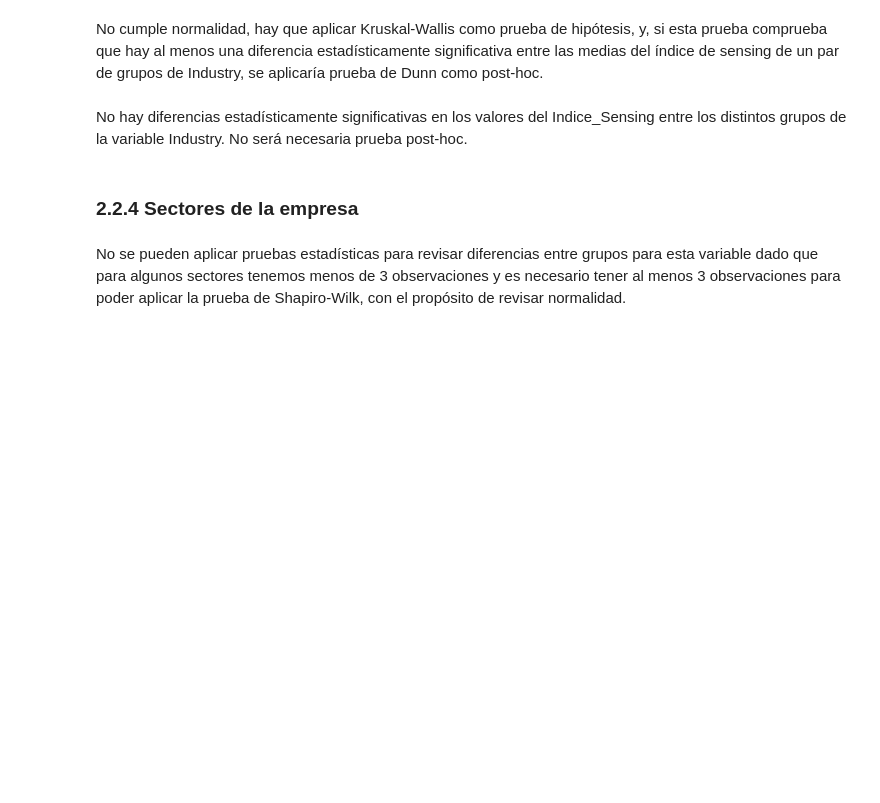
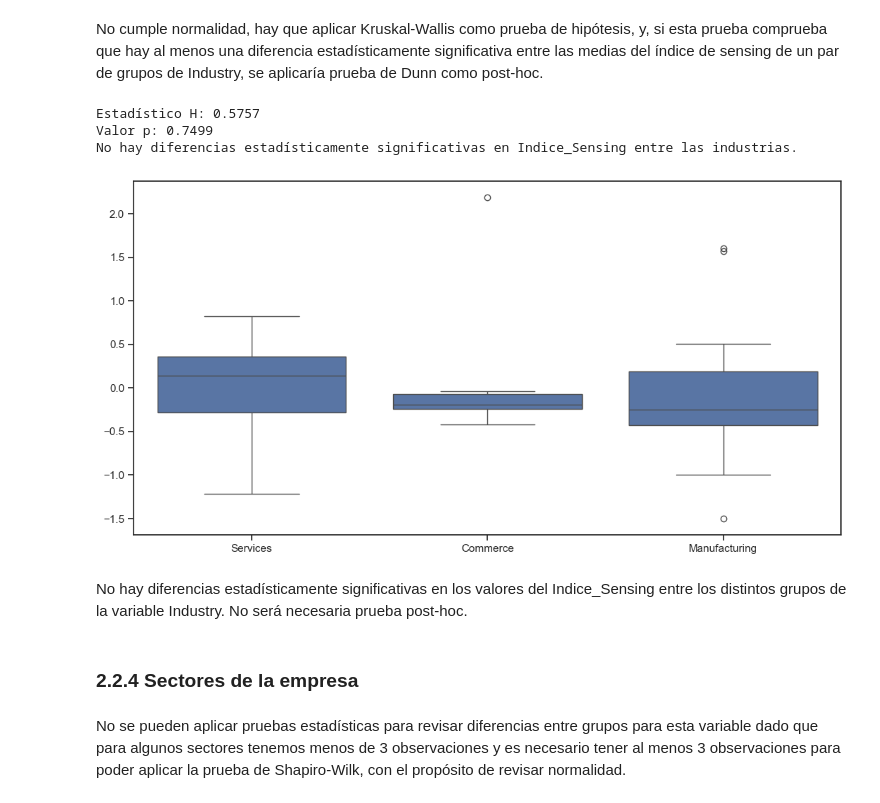
Before and after one commit to AlejaGuz/orange, a Jupyter notebook: Notebook_AFO_LFM_v4.ipynb, the cells around one changed output. Cells and saved outputs as stored; diff of their text form; code cells hidden in the pictures; blank space fills up the shorter version.

```diff
--- a/Notebook_AFO_LFM_v4.ipynb
+++ b/Notebook_AFO_LFM_v4.ipynb
@@ -1262,7 +1274,7 @@ for group in df_analysis_multivariate_final['Industry'].unique():
 No cumple normalidad, hay que aplicar Kruskal-Wallis como prueba de hipótesis, y, si esta prueba comprueba que hay al menos una diferencia estadísticamente significativa entre las medias del índice de sensing de un par de grupos de Industry, se aplicaría prueba de Dunn como post-hoc.
 # %%
 # Agrupar los valores de Indice_Sensing por categoría en Industry
-groups = df_analysis_multivariate_final.groupby('Industry')['Indice_Sensing'].apply(list)
+groups = df_analysis_multivariate_final.groupby('Industry')['Latent_sensing'].apply(list)
 
 # Aplicar la prueba de Kruskal-Wallis
 stat, p_value = kruskal(*groups)
@@ -1275,16 +1287,22 @@ if p_value < 0.05:
     print("Hay diferencias estadísticamente significativas en Indice_Sensing entre al menos dos industrias.")
 else:
     print("No hay diferencias estadísticamente significativas en Indice_Sensing entre las industrias.")
+# %% [output]
+Estadístico H: 0.5757
+Valor p: 0.7499
+No hay diferencias estadísticamente significativas en Indice_Sensing entre las industrias.
 # %%
 fig_boxplot = plt.figure(figsize=(10,5))
 ax = fig_boxplot.add_axes([0,0,1,1])
 
-resumen=df_analysis_multivariate_final.groupby(by=["Industry"])["Indice_Sensing"].describe()
+resumen=df_analysis_multivariate_final.groupby(by=["Industry"])["Latent_sensing"].describe()
 
-ax=sns.boxplot(x=df_analysis_multivariate_final["Industry"], y=df_analysis_multivariate_final["Indice_Sensing"],order=resumen.sort_values(by='50%', ascending=False).index)
+ax=sns.boxplot(x=df_analysis_multivariate_final["Industry"], y=df_analysis_multivariate_final["Latent_sensing"],order=resumen.sort_values(by='50%', ascending=False).index)
 plt.ylabel('')
 plt.xlabel('')
 plt.show()
+# %% [output]
+[figure, added]
 # %% [markdown]
 No hay diferencias estadísticamente significativas en los valores del Indice_Sensing entre los distintos grupos de la variable Industry. No será necesaria prueba post-hoc.
 # %% [markdown]
```
Also changed, not shown: parts of 69 cells of this notebook, 5 other files.
